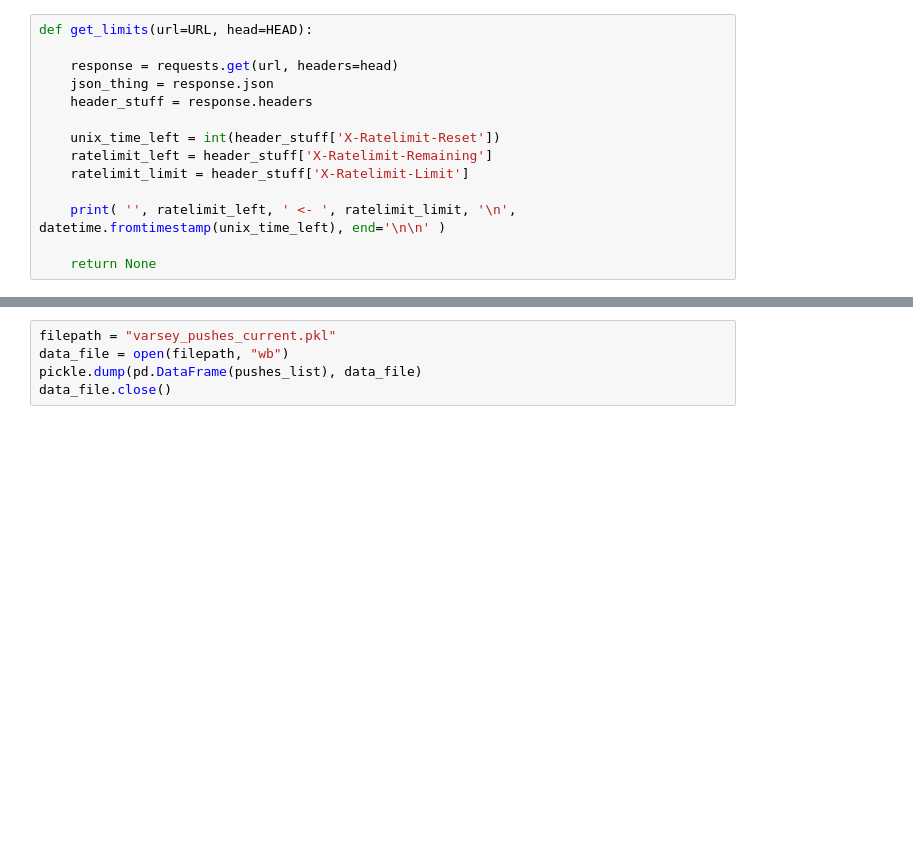
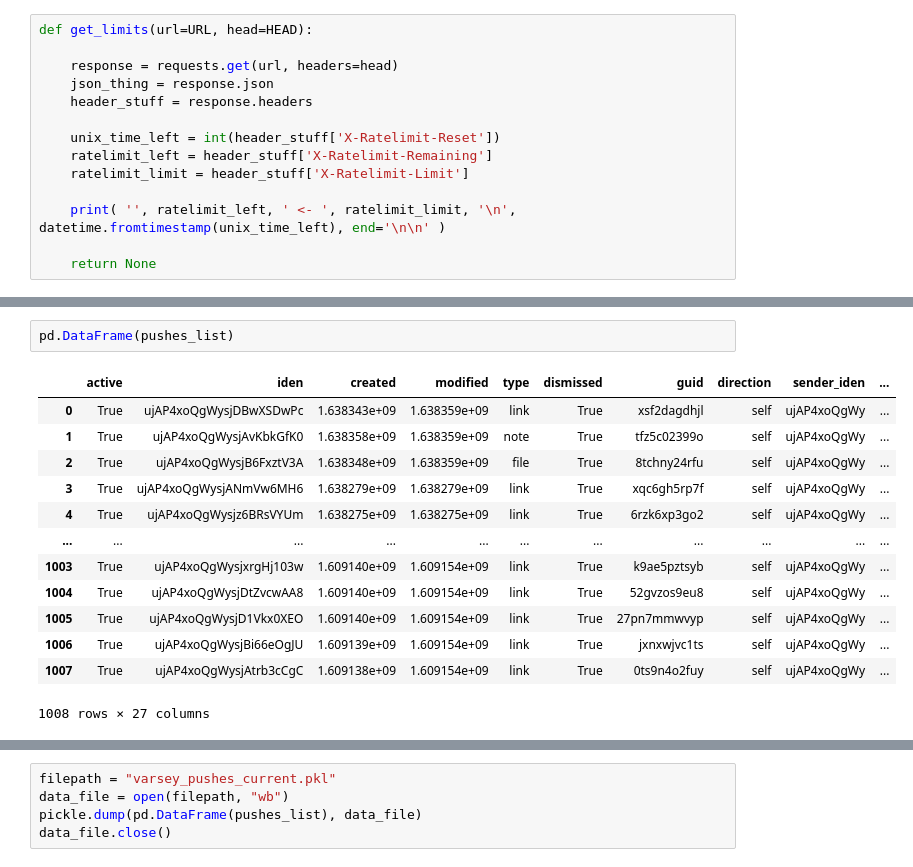
Before and after one commit to varsey/pushbullet-app, a Jupyter notebook: pushapp.ipynb, the cells around one changed output, grey strips where cells are left out. Drawn from its saved outputs; the diff is of its cells as text; blank space fills up the shorter version.

```diff
--- a/pushapp.ipynb
+++ b/pushapp.ipynb
@@ -43,3 +45,19 @@ PushbulletError: Too Many Requests, you have been ratelimited
+# %%
+pd.DataFrame(pushes_list)
+# %% [output]
+|  | active | iden | created | modified | type | dismissed | guid | direction | sender_iden | ... |
+| 0 | True | ujAP4xoQgWysjDBwXSDwPc | 1.638343e+09 | 1.638359e+09 | link | True | xsf2dagdhjl | self | ujAP4xoQgWy | ... |
+| 1 | True | ujAP4xoQgWysjAvKbkGfK0 | 1.638358e+09 | 1.638359e+09 | note | True | tfz5c02399o | self | ujAP4xoQgWy | ... |
+| 2 | True | ujAP4xoQgWysjB6FxztV3A | 1.638348e+09 | 1.638359e+09 | file | True | 8tchny24rfu | self | ujAP4xoQgWy | ... |
+| 3 | True | ujAP4xoQgWysjANmVw6MH6 | 1.638279e+09 | 1.638279e+09 | link | True | xqc6gh5rp7f | self | ujAP4xoQgWy | ... |
+| 4 | True | ujAP4xoQgWysjz6BRsVYUm | 1.638275e+09 | 1.638275e+09 | link | True | 6rzk6xp3go2 | self | ujAP4xoQgWy | ... |
+| ... | ... | ... | ... | ... | ... | ... | ... | ... | ... | ... |
+| 1003 | True | ujAP4xoQgWysjxrgHj103w | 1.609140e+09 | 1.609154e+09 | link | True | k9ae5pztsyb | self | ujAP4xoQgWy | ... |
+| 1004 | True | ujAP4xoQgWysjDtZvcwAA8 | 1.609140e+09 | 1.609154e+09 | link | True | 52gvzos9eu8 | self | ujAP4xoQgWy | ... |
+| 1005 | True | ujAP4xoQgWysjD1Vkx0XEO | 1.609140e+09 | 1.609154e+09 | link | True | 27pn7mmwvyp | self | ujAP4xoQgWy | ... |
+| 1006 | True | ujAP4xoQgWysjBi66eOgJU | 1.609139e+09 | 1.609154e+09 | link | True | jxnxwjvc1ts | self | ujAP4xoQgWy | ... |
+| 1007 | True | ujAP4xoQgWysjAtrb3cCgC | 1.609138e+09 | 1.609154e+09 | link | True | 0ts9n4o2fuy | self | ujAP4xoQgWy | ... |
+1008 rows × 27 columns
 # %%
 # data of the earliest push
 print( datetime.fromtimestamp(pd.DataFrame(pushes_list)['created'][pd.DataFrame(pushes_list).shape[0] - 1]) )
```
Also changed, not shown: parts of 13 cells of this notebook, 1 other file.
